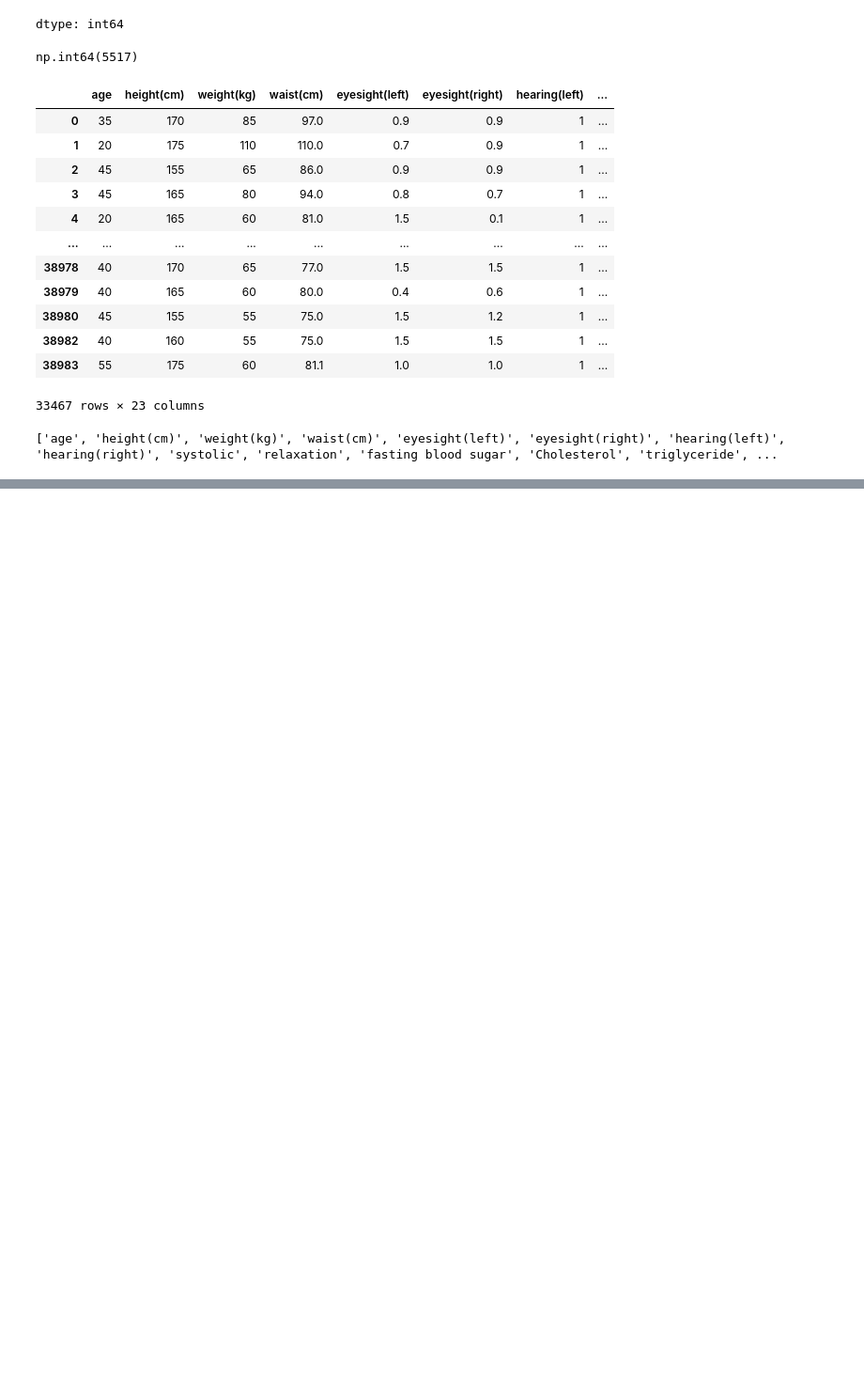
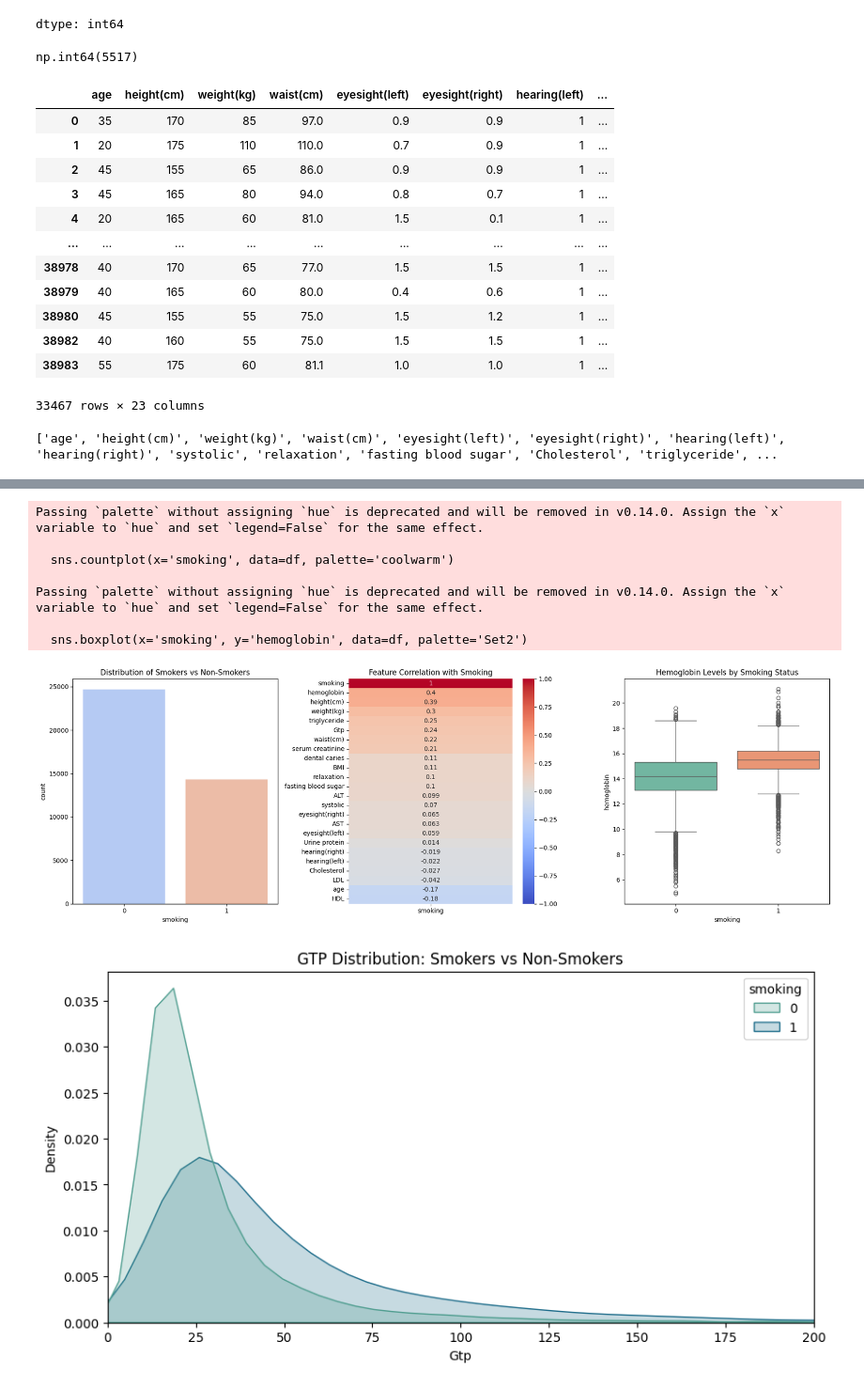
Before and after one commit to abhinav112001-prg/SmokerStatusPredictionClassifier, a Jupyter notebook: smokerDataset.ipynb, the cells around one changed output, grey strips where cells are left out. Shown at 94% size. Saved outputs shown, nothing was run; the diff lists cells and outputs as text; code cells hidden in the pictures; blank space fills up the shorter version.

```diff
--- a/smokerDataset.ipynb
+++ b/smokerDataset.ipynb
@@ -309,0 +132,45 @@ X_train, X_test, y_train, y_test = train_test_split(X, y, test_size=0.3, random_
+# %%
+# --------------------------------------------
+# EDA (Exploratory Data Analysis)
+# --------------------------------------------
+import seaborn as sns
+plt.figure(figsize=(18, 6))
+
+# Plot 1: Target Distribution
+plt.subplot(1, 3, 1)
+sns.countplot(x='smoking', data=df, palette='coolwarm')
+plt.title('Distribution of Smokers vs Non-Smokers')
+
+# Plot 2: Correlation Heatmap
+plt.subplot(1, 3, 2)
+# Select only numeric columns for correlation to avoid errors
+corr = df.corr()
+sns.heatmap(corr[['smoking']].sort_values(by='smoking', ascending=False),
+            annot=True, cmap='coolwarm', vmin=-1, vmax=1)
+plt.title('Feature Correlation with Smoking')
+
+# Plot 3: Key Feature Distributions by Target
+# Hemoglobin and GTP are often higher in smokers
+plt.subplot(1, 3, 3)
+sns.boxplot(x='smoking', y='hemoglobin', data=df, palette='Set2')
+plt.title('Hemoglobin Levels by Smoking Status')
+
+plt.tight_layout()
+plt.show()
+
+# Extra visualization for GTP (often a strong indicator)
+plt.figure(figsize=(10, 5))
+sns.kdeplot(data=df, x='Gtp', hue='smoking', fill=True, common_norm=False, palette="crest")
+plt.xlim(0, 200) # Limiting x-axis to see the distribution better (ignoring extreme outliers)
+plt.title('GTP Distribution: Smokers vs Non-Smokers')
+plt.show()
+# %% [output]
+Passing `palette` without assigning `hue` is deprecated and will be removed in v0.14.0. Assign the `x` variable to `hue` and set `legend=False` for the same effect.
+
+  sns.countplot(x='smoking', data=df, palette='coolwarm')
+
+Passing `palette` without assigning `hue` is deprecated and will be removed in v0.14.0. Assign the `x` variable to `hue` and set `legend=False` for the same effect.
+
+  sns.boxplot(x='smoking', y='hemoglobin', data=df, palette='Set2')
+[figure, added]
+[figure, added]
```
Also changed, not shown: parts of 10 cells of this notebook.
